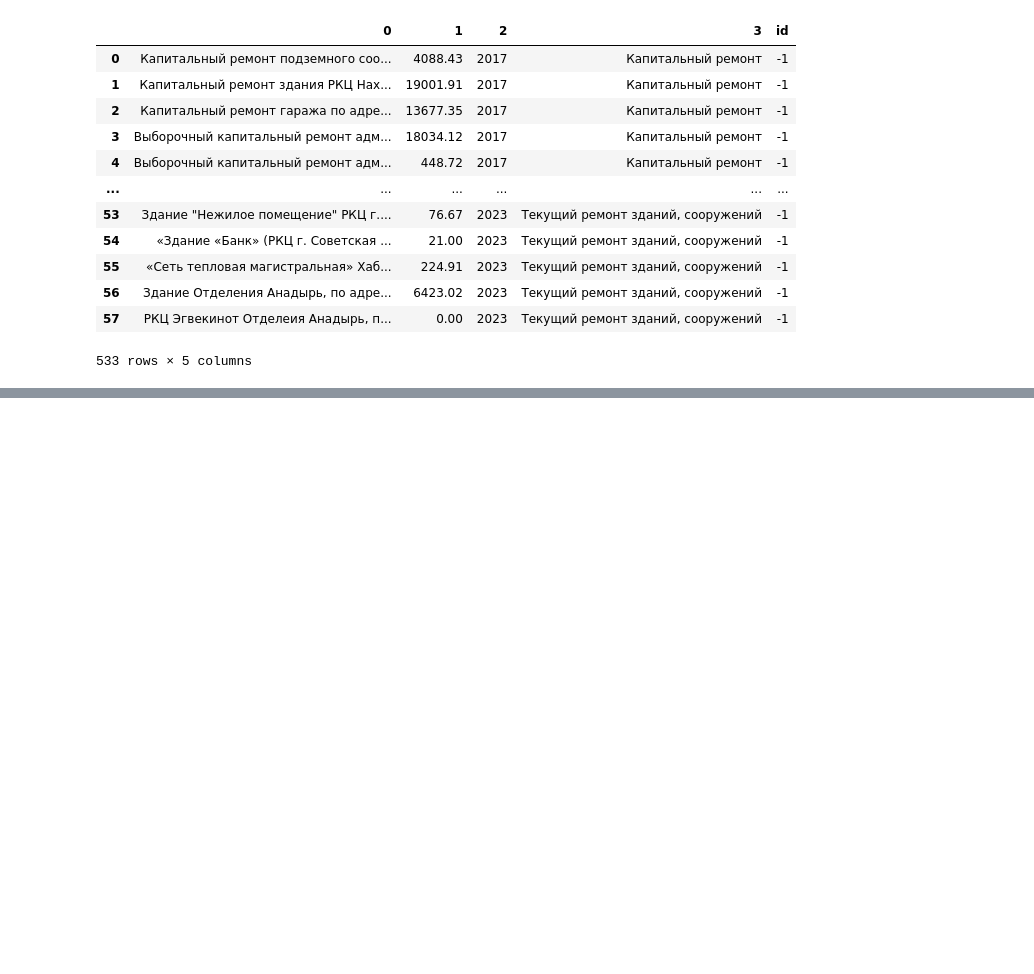
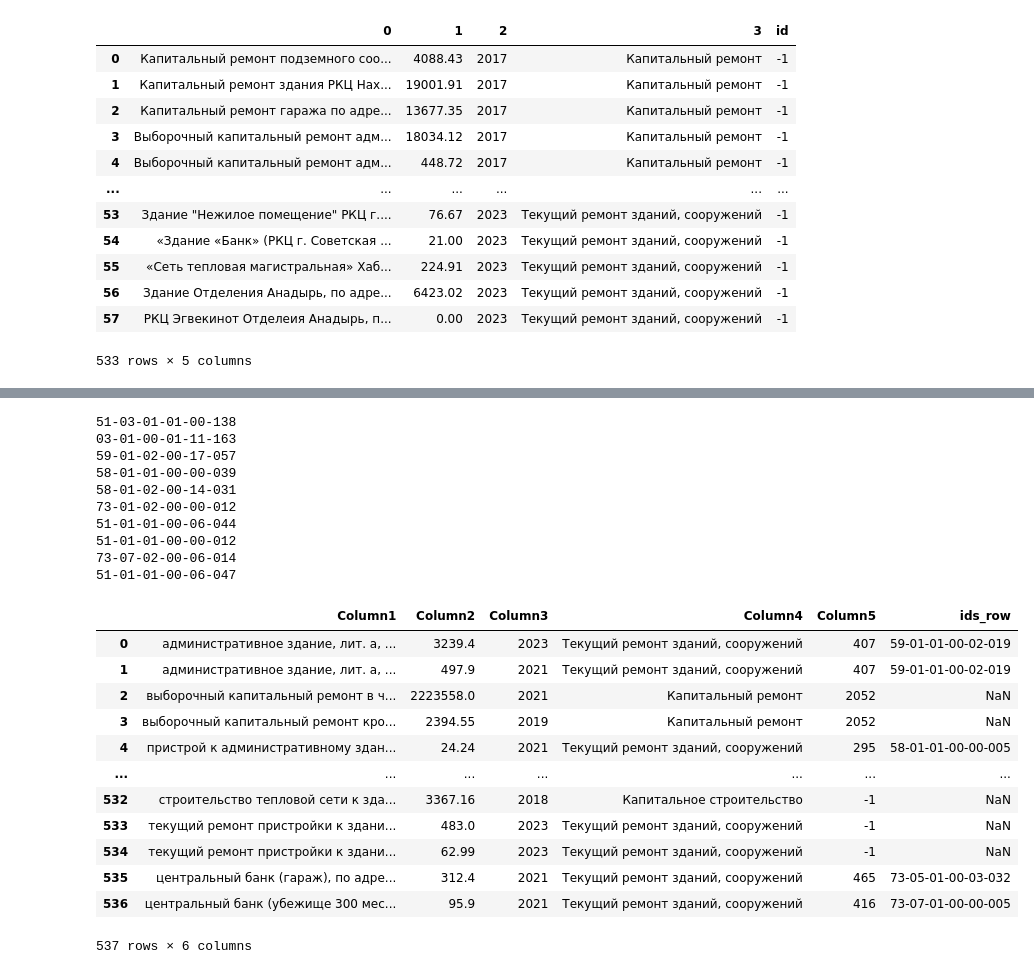
Before and after one commit to zayycev22/inflation, a Jupyter notebook: parse.ipynb, the cells around one changed output, grey strips where cells are left out. Cells and saved outputs as stored; diff of their text form; code cells hidden in the pictures; blank space fills up the shorter version.

```diff
--- a/parse.ipynb
+++ b/parse.ipynb
@@ -743,0 +805,12 @@ list_df.loc[(list_df['object_name'].apply(lambda x: "Светланская, д.
+# %%
+matches = re.findall(pattern, list_df["object_name"][0])
+list_df["ids_row"] = np.nan
+for name in names:
+    matches = re.findall(pattern, name)
+    if matches:
+        list_df.loc[list_df['object_name'] == name, "ids_row"] = matches[0]
+    else:
+        matches2 = re.findall(pattern2, name)
+        if matches2:
+            list_df.loc[list_df['object_name'] == name, "ids_row"] = matches2[0]
+list_df
@@ -743,0 +833,34 @@ list_df.loc[(list_df['object_name'].apply(lambda x: "Светланская, д.
+# %%
+idss = kr_ks_tp[kr_ks_tp['ids_row'].notna()]['ids_row'].unique()
+
+for id in idss:
+    if not list_df.loc[list_df['ids_row'] == id, "id"].empty:
+        index = list_df.loc[list_df['ids_row'] == id, "id"].values[0]
+        kr_ks_tp.loc[kr_ks_tp['ids_row'] == id, 'Column5'] = index
+    else:
+        print(id)
+kr_ks_tp
+# %% [output]
+51-03-01-01-00-138
+03-01-00-01-11-163
+59-01-02-00-17-057
+58-01-01-00-00-039
+58-01-02-00-14-031
+73-01-02-00-00-012
+51-01-01-00-06-044
+51-01-01-00-00-012
+73-07-02-00-06-014
+51-01-01-00-06-047
+|  | Column1 | Column2 | Column3 | Column4 | Column5 | ids_row |
+| 0 | административное здание, лит. а, ... | 3239.4 | 2023 | Текущий ремонт зданий, сооружений | 407 | 59-01-01-00-02-019 |
+| 1 | административное здание, лит. а, ... | 497.9 | 2021 | Текущий ремонт зданий, сооружений | 407 | 59-01-01-00-02-019 |
+| 2 | выборочный капитальный ремонт в ч... | 2223558.0 | 2021 | Капитальный ремонт | 2052 | NaN |
+| 3 | выборочный капитальный ремонт кро... | 2394.55 | 2019 | Капитальный ремонт | 2052 | NaN |
+| 4 | пристрой к административному здан... | 24.24 | 2021 | Текущий ремонт зданий, сооружений | 295 | 58-01-01-00-00-005 |
+| ... | ... | ... | ... | ... | ... | ... |
+| 532 | строительство тепловой сети к зда... | 3367.16 | 2018 | Капитальное строительство | -1 | NaN |
+| 533 | текущий ремонт пристройки к здани... | 483.0 | 2023 | Текущий ремонт зданий, сооружений | -1 | NaN |
+| 534 | текущий ремонт пристройки к здани... | 62.99 | 2023 | Текущий ремонт зданий, сооружений | -1 | NaN |
+| 535 | центральный банк (гараж), по адре... | 312.4 | 2021 | Текущий ремонт зданий, сооружений | 465 | 73-05-01-00-03-032 |
+| 536 | центральный банк (убежище 300 мес... | 95.9 | 2021 | Текущий ремонт зданий, сооружений | 416 | 73-07-01-00-00-005 |
+537 rows × 6 columns
```
Also changed, not shown: parts of 7 cells of this notebook, 5 other files.
